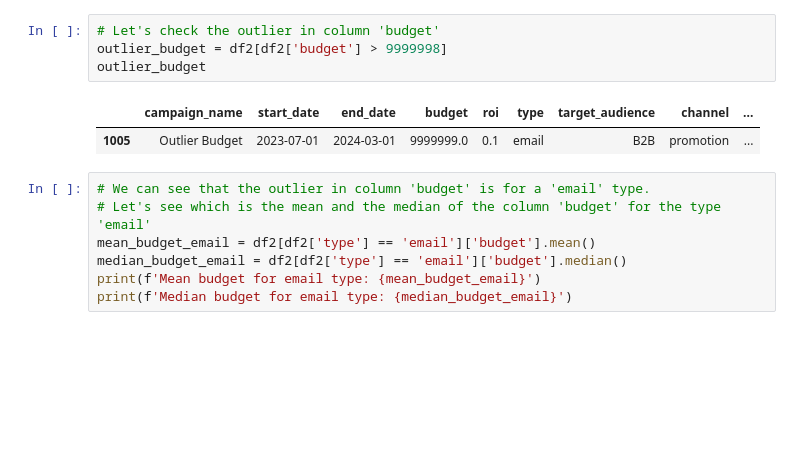
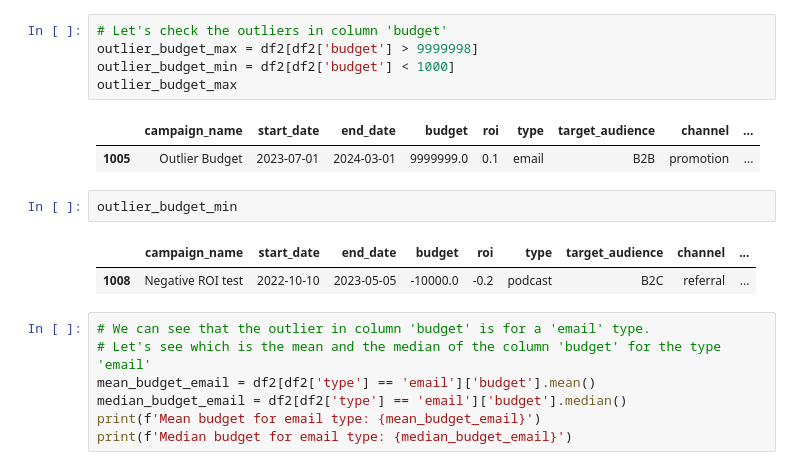
Before and after one commit to Ignacio538/Marketing-Campaings, a Jupyter notebook: Analysis.ipynb, the cells around one changed output. Cells and saved outputs as stored; diff of their text form; blank space fills up the shorter version.

```diff
--- a/Analysis.ipynb
+++ b/Analysis.ipynb
@@ -351,12 +358,18 @@ df2_dates_check
 | 1007 | Broken-date campaign | 2024-01-13 | 2024-01-01 | 25000.0 | 0.45 | email | B2B | organic | ... |
 | 1014 | Overlapping dates | 2023-03-01 | 2022-12-31 | 60000.0 | 0.60 | webinar | B2B | paid | ... |
 # %%
-# Let's check the outlier in column 'budget'
-outlier_budget = df2[df2['budget'] > 9999998]
-outlier_budget
+# Let's check the outliers in column 'budget'
+outlier_budget_max = df2[df2['budget'] > 9999998]
+outlier_budget_min = df2[df2['budget'] < 1000]
+outlier_budget_max
 # %% [output]
 |  | campaign_name | start_date | end_date | budget | roi | type | target_audience | channel | ... |
 | 1005 | Outlier Budget | 2023-07-01 | 2024-03-01 | 9999999.0 | 0.1 | email | B2B | promotion | ... |
+# %%
+outlier_budget_min
+# %% [output]
+|  | campaign_name | start_date | end_date | budget | roi | type | target_audience | channel | ... |
+| 1008 | Negative ROI test | 2022-10-10 | 2023-05-05 | -10000.0 | -0.2 | podcast | B2C | referral | ... |
 # %%
 # We can see that the outlier in column 'budget' is for a 'email' type.
 # Let's see which is the mean and the median of the column 'budget' for the type 'email'
```
Also changed, not shown: parts of 9 cells of this notebook.
